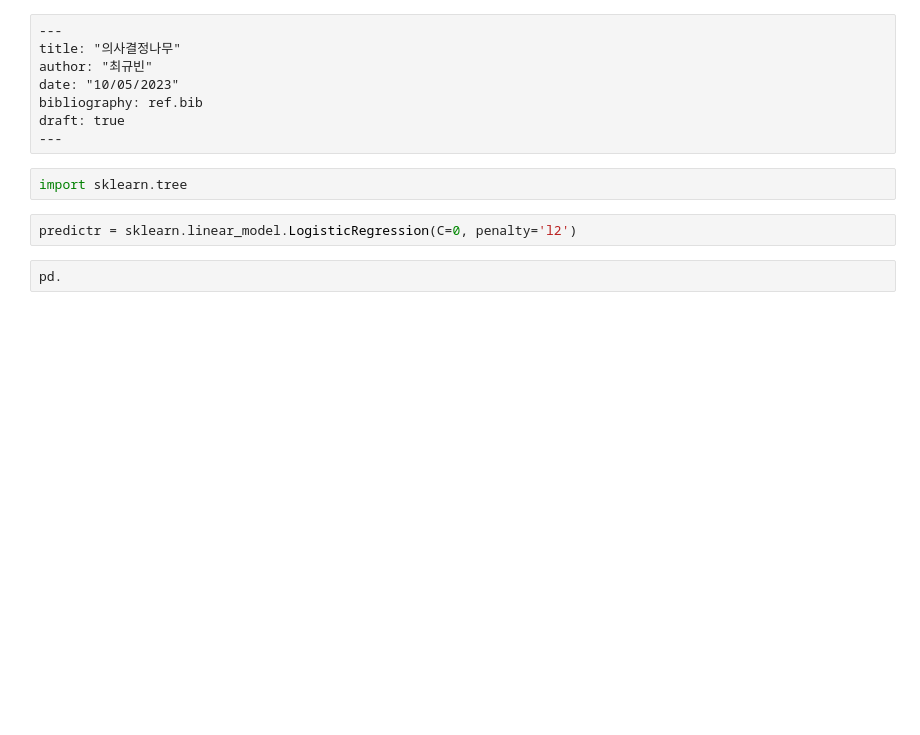
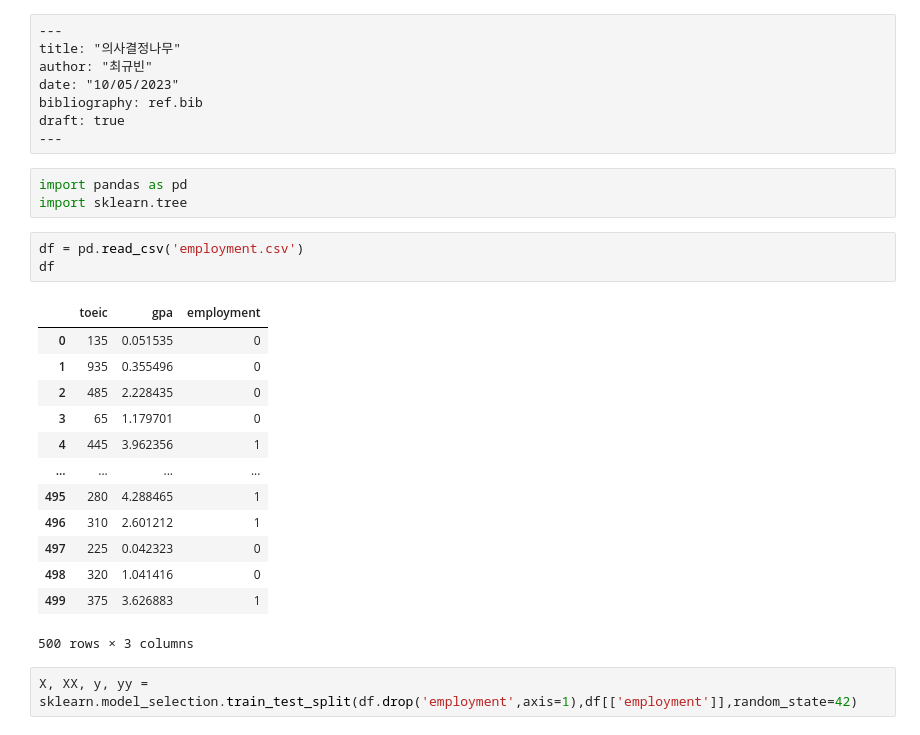
Before and after one commit to guebin/MP2023, a Jupyter notebook: posts/의사결정나무.ipynb, the cells around one changed output. Drawn from its saved outputs; the diff is of its cells as text; blank space fills up the shorter version.

```diff
--- a/posts/의사결정나무.ipynb
+++ b/posts/의사결정나무.ipynb
@@ -7,9 +7,25 @@ bibliography: ref.bib
 draft: true
 ---
 # %%
+import pandas as pd
 import sklearn.tree
-# %%
-predictr = sklearn.linear_model.LogisticRegression(C=0, penalty='l2')
-# %%
-pd.
+# %%
+df = pd.read_csv('employment.csv')
+df
+# %% [output]
+|  | toeic | gpa | employment |
+| 0 | 135 | 0.051535 | 0 |
+| 1 | 935 | 0.355496 | 0 |
+| 2 | 485 | 2.228435 | 0 |
+| 3 | 65 | 1.179701 | 0 |
+| 4 | 445 | 3.962356 | 1 |
+| ... | ... | ... | ... |
+| 495 | 280 | 4.288465 | 1 |
+| 496 | 310 | 2.601212 | 1 |
+| 497 | 225 | 0.042323 | 0 |
+| 498 | 320 | 1.041416 | 0 |
+| 499 | 375 | 3.626883 | 1 |
+500 rows × 3 columns
+# %%
+X, XX, y, yy = sklearn.model_selection.train_test_split(df.drop('employment',axis=1),df[['employment']],random_state=42)
 # %%
```
Also changed, not shown: parts of 7 cells of this notebook, 3 other files.
